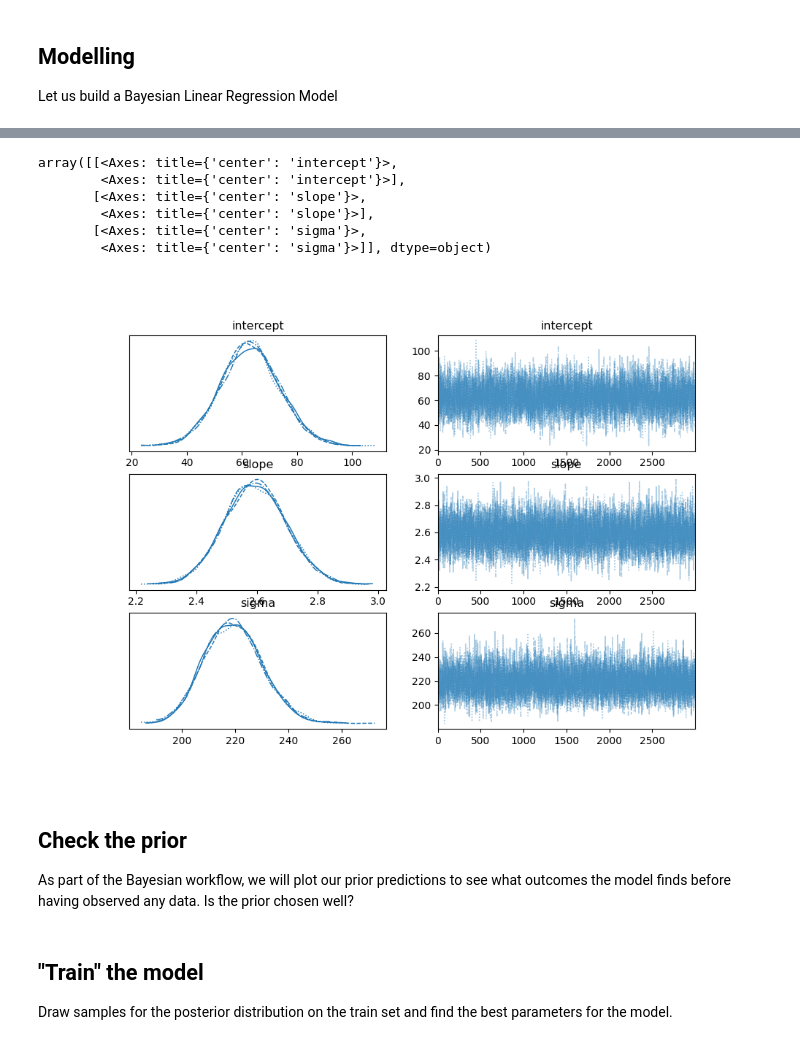
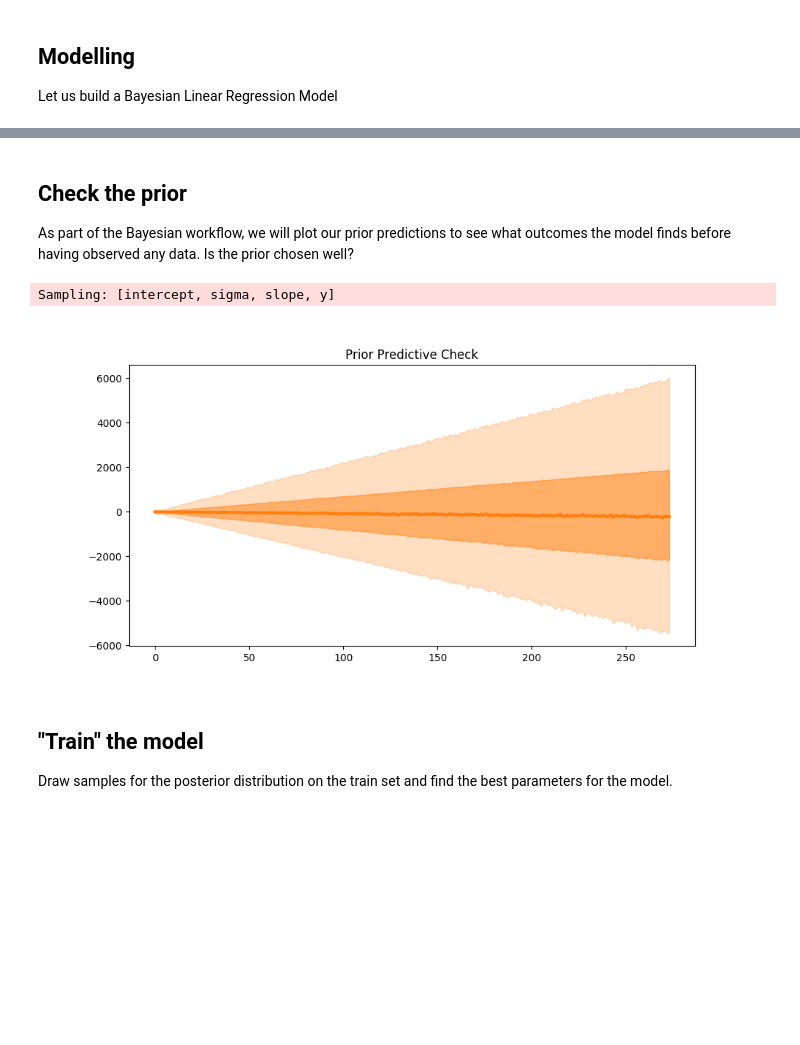
Before and after one commit to luccalb/mlts-exercise-public, a Jupyter notebook: 02_03_Bayesian_Linear_Regression/MLTS_Exercise_02_Bayesian_Linear_Regression.ipynb, the cells around one changed output, grey strips where cells are left out. Drawn from its saved outputs; the diff is of its cells as text; code cells hidden in the pictures; blank space fills up the shorter version.

```diff
--- a/02_03_Bayesian_Linear_Regression/MLTS_Exercise_02_Bayesian_Linear_Regression.ipynb
+++ b/02_03_Bayesian_Linear_Regression/MLTS_Exercise_02_Bayesian_Linear_Regression.ipynb
@@ -136,14 +124,3 @@ Sampling 4 chains for 1_000 tune and 3_000 draw iterations (4_000 + 12_000 draws
-# %%
-# TODO: Visualize the created model
-az.plot_trace(idata, figsize=(10,7))
-# %% [output]
-array([[<Axes: title={'center': 'intercept'}>,
-        <Axes: title={'center': 'intercept'}>],
-       [<Axes: title={'center': 'slope'}>,
-        <Axes: title={'center': 'slope'}>],
-       [<Axes: title={'center': 'sigma'}>,
-        <Axes: title={'center': 'sigma'}>]], dtype=object)
-[figure, removed]
 # %% [markdown]
 ## Check the prior
 
@@ -156,3 +128,16 @@ As part of the Bayesian workflow, we will plot our prior predictions to see what
+# %%
+# Get the prior
+with model:
+    prior_predictive = pm.sample_prior_predictive()
+
+# Plot the prior prediction
+fig, ax = plt.subplots(figsize=(10, 5))
+plot_xY(train.time, prior_predictive.prior_predictive["y"], ax)
+ax.set_title("Prior Predictive Check")
+plt.show()
+# %% [output]
+Sampling: [intercept, sigma, slope, y]
+[figure, added]
 # %% [markdown]
 ## "Train" the model
 
```
Also changed, not shown: parts of 10 cells of this notebook.
